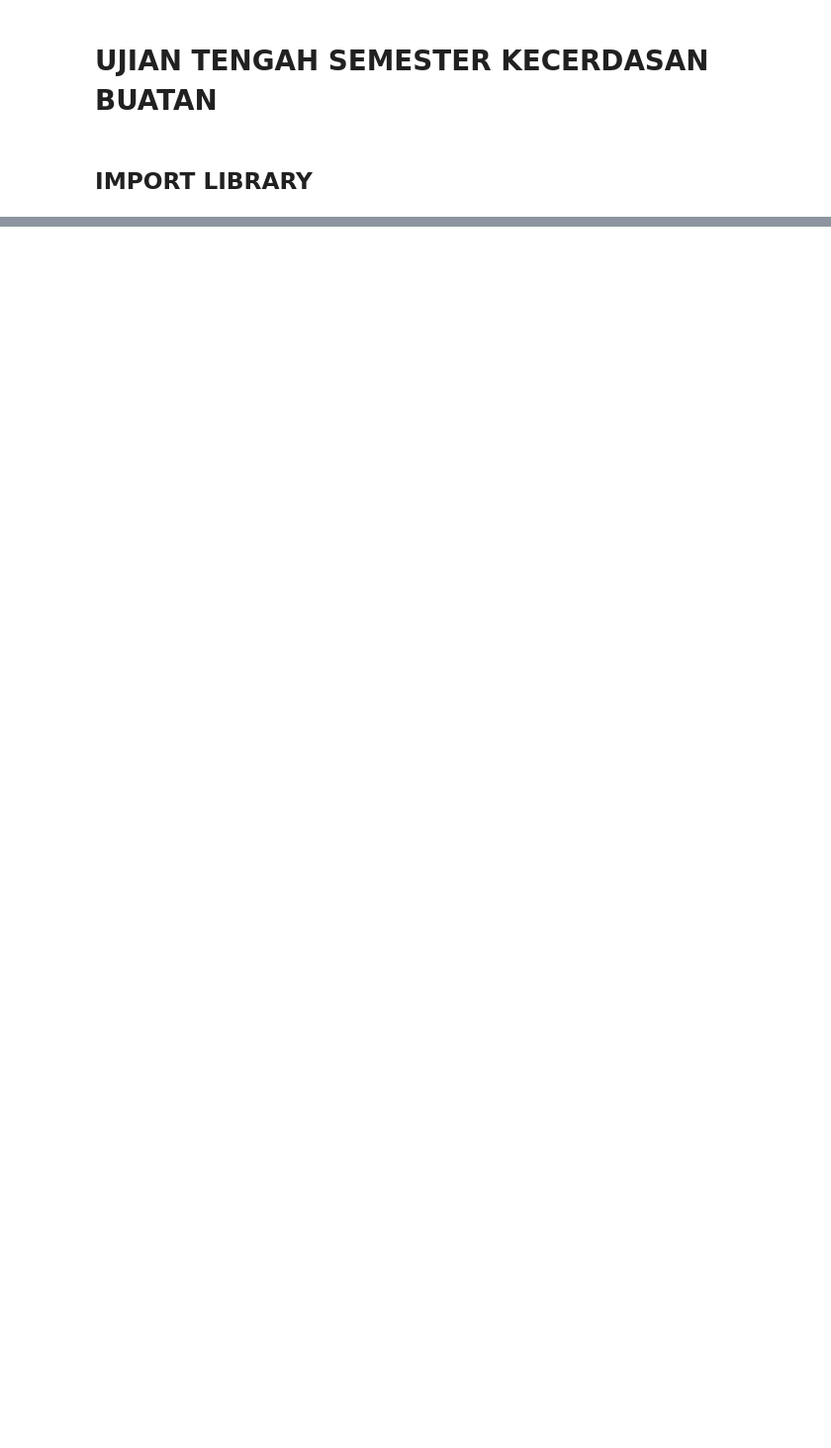
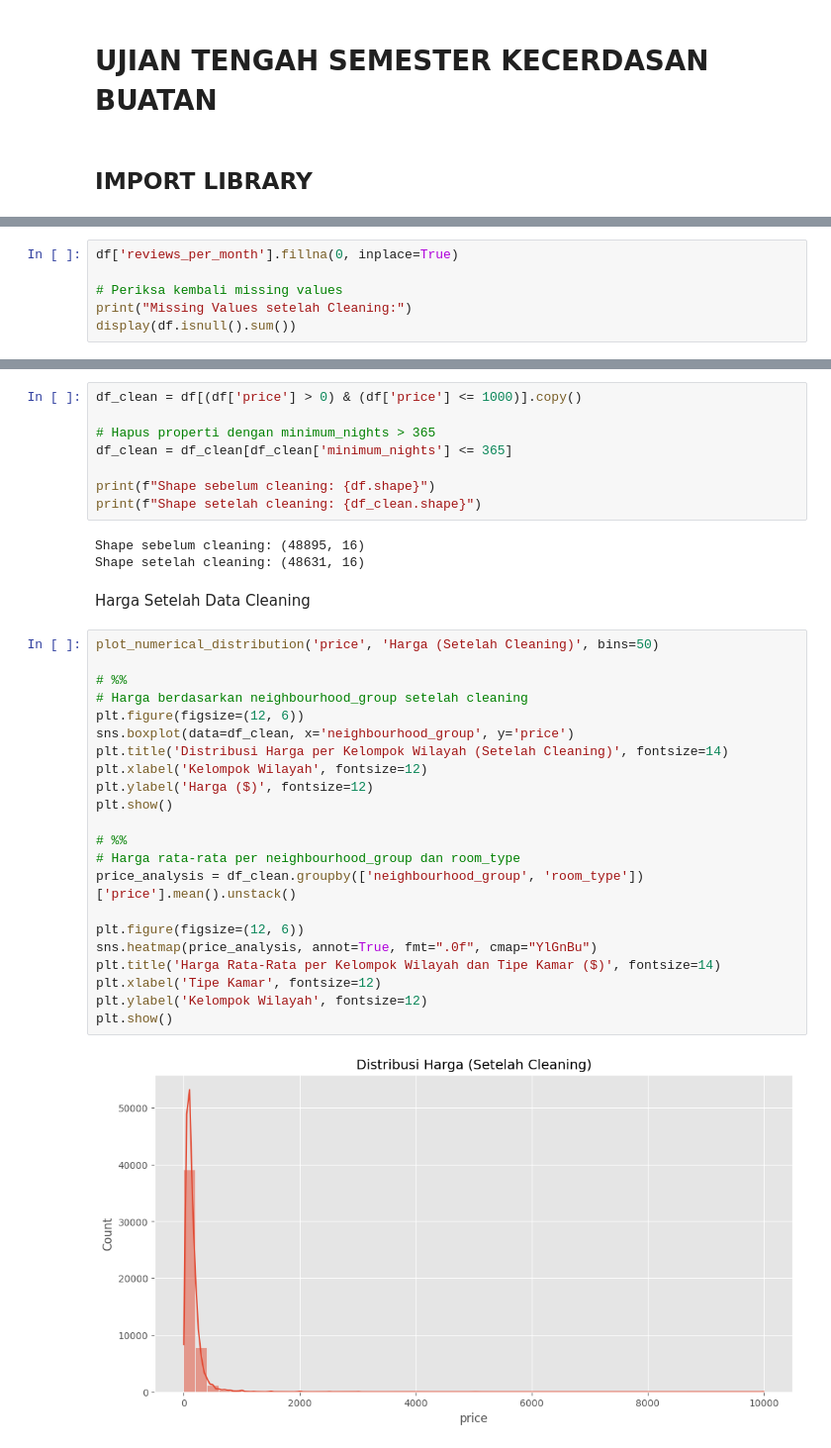
Before and after one commit to Radityaz/2025_AI_TI1B, a Jupyter notebook: RikoAdityaZaki_AI_UTS.ipynb, the cells around one changed output, grey strips where cells are left out. Shown at 99% size. Saved outputs shown, nothing was run; the diff lists cells and outputs as text; blank space fills up the shorter version.

```diff
--- a/RikoAdityaZaki_AI_UTS.ipynb
+++ b/RikoAdityaZaki_AI_UTS.ipynb
@@ -136,0 +84,6 @@ Staten Island             173.846591     62.292553    57.444444
+# %%
+df['reviews_per_month'].fillna(0, inplace=True)
+
+# Periksa kembali missing values
+print("Missing Values setelah Cleaning:")
+display(df.isnull().sum())
@@ -136,0 +118,37 @@ Staten Island             173.846591     62.292553    57.444444
+# %%
+df_clean = df[(df['price'] > 0) & (df['price'] <= 1000)].copy()
+
+# Hapus properti dengan minimum_nights > 365
+df_clean = df_clean[df_clean['minimum_nights'] <= 365]
+
+print(f"Shape sebelum cleaning: {df.shape}")
+print(f"Shape setelah cleaning: {df_clean.shape}")
+# %% [output]
+Shape sebelum cleaning: (48895, 16)
+Shape setelah cleaning: (48631, 16)
+# %% [markdown]
+Harga Setelah Data Cleaning
+# %%
+plot_numerical_distribution('price', 'Harga (Setelah Cleaning)', bins=50)
+
+# %%
+# Harga berdasarkan neighbourhood_group setelah cleaning
+plt.figure(figsize=(12, 6))
+sns.boxplot(data=df_clean, x='neighbourhood_group', y='price')
+plt.title('Distribusi Harga per Kelompok Wilayah (Setelah Cleaning)', fontsize=14)
+plt.xlabel('Kelompok Wilayah', fontsize=12)
+plt.ylabel('Harga ($)', fontsize=12)
+plt.show()
+
+# %%
+# Harga rata-rata per neighbourhood_group dan room_type
+price_analysis = df_clean.groupby(['neighbourhood_group', 'room_type'])['price'].mean().unstack()
+
+plt.figure(figsize=(12, 6))
+sns.heatmap(price_analysis, annot=True, fmt=".0f", cmap="YlGnBu")
+plt.title('Harga Rata-Rata per Kelompok Wilayah dan Tipe Kamar ($)', fontsize=14)
+plt.xlabel('Tipe Kamar', fontsize=12)
+plt.ylabel('Kelompok Wilayah', fontsize=12)
+plt.show()
+# %% [output]
+[figure, added]
```
Also changed, not shown: parts of 34 cells of this notebook.
